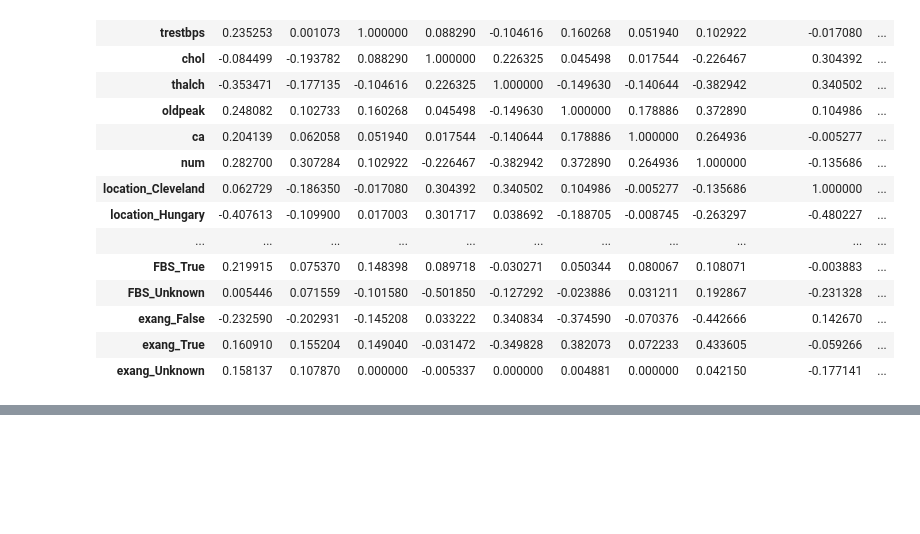
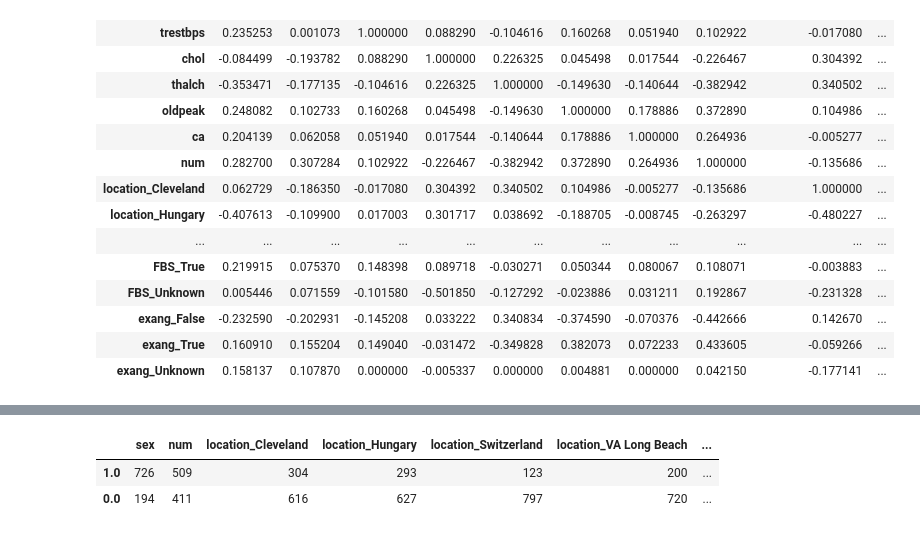
Before and after one commit to RileyCullen/CPSC4310, a Jupyter notebook: MLP2/analysis/Exploratory_Data_Analysis.ipynb, the cells around one changed output, grey strips where cells are left out. Saved outputs shown, nothing was run; the diff lists cells and outputs as text; code cells hidden in the pictures; blank space fills up the shorter version.

```diff
--- a/MLP2/analysis/Exploratory_Data_Analysis.ipynb
+++ b/MLP2/analysis/Exploratory_Data_Analysis.ipynb
@@ -217,0 +251,10 @@ corr.style.background_gradient(cmap='coolwarm')
+# %%
+#Counts of binary data for UCI dataset
+val = pd.DataFrame()
+for (column_name, columnData) in df_bin2.iteritems():
+    val[column_name] = df_bin2[column_name].value_counts()
+val
+# %% [output]
+|  | sex | num | location_Cleveland | location_Hungary | location_Switzerland | location_VA Long Beach | ... |
+| 1.0 | 726 | 509 | 304 | 293 | 123 | 200 | ... |
+| 0.0 | 194 | 411 | 616 | 627 | 797 | 720 | ... |
```
Also changed, not shown: parts of 5 cells of this notebook.
